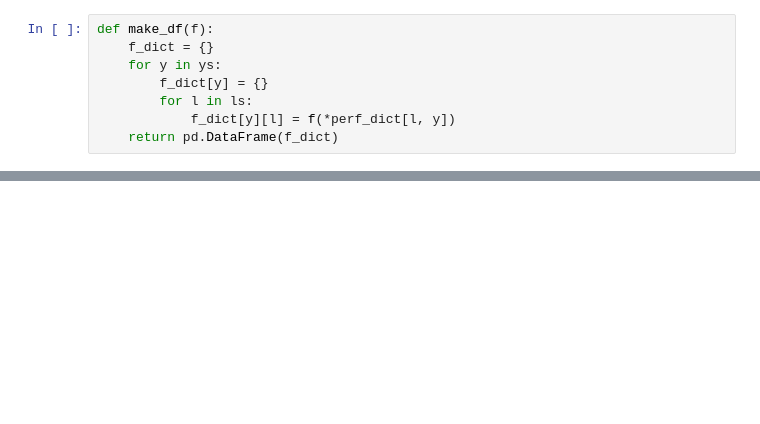
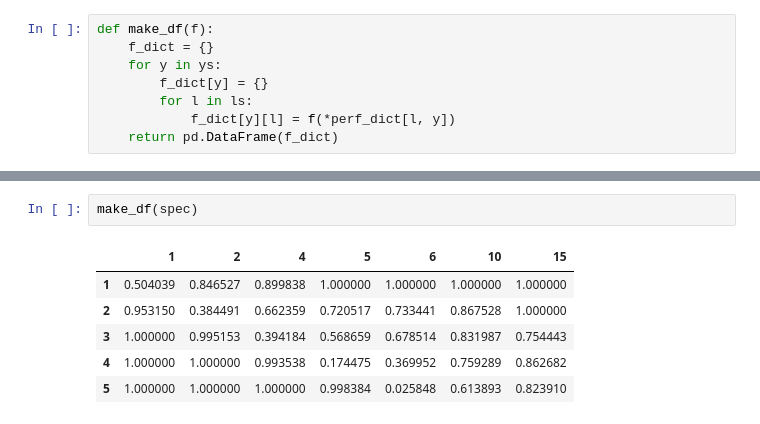
Before and after one commit to grst/pp1, a Jupyter notebook: train_and_evaluate.ipynb, the cells around one changed output, grey strips where cells are left out. Drawn from its saved outputs; the diff is of its cells as text; blank space fills up the shorter version.

```diff
--- a/train_and_evaluate.ipynb
+++ b/train_and_evaluate.ipynb
@@ -131,0 +191,9 @@ for ax in (ax1, ax2, ax3):
+# %%
+make_df(spec)
+# %% [output]
+|  | 1 | 2 | 4 | 5 | 6 | 10 | 15 |
+| 1 | 0.504039 | 0.846527 | 0.899838 | 1.000000 | 1.000000 | 1.000000 | 1.000000 |
+| 2 | 0.953150 | 0.384491 | 0.662359 | 0.720517 | 0.733441 | 0.867528 | 1.000000 |
+| 3 | 1.000000 | 0.995153 | 0.394184 | 0.568659 | 0.678514 | 0.831987 | 0.754443 |
+| 4 | 1.000000 | 1.000000 | 0.993538 | 0.174475 | 0.369952 | 0.759289 | 0.862682 |
+| 5 | 1.000000 | 1.000000 | 1.000000 | 0.998384 | 0.025848 | 0.613893 | 0.823910 |
```
Also changed, not shown: parts of 15 cells of this notebook, 2 other files.
